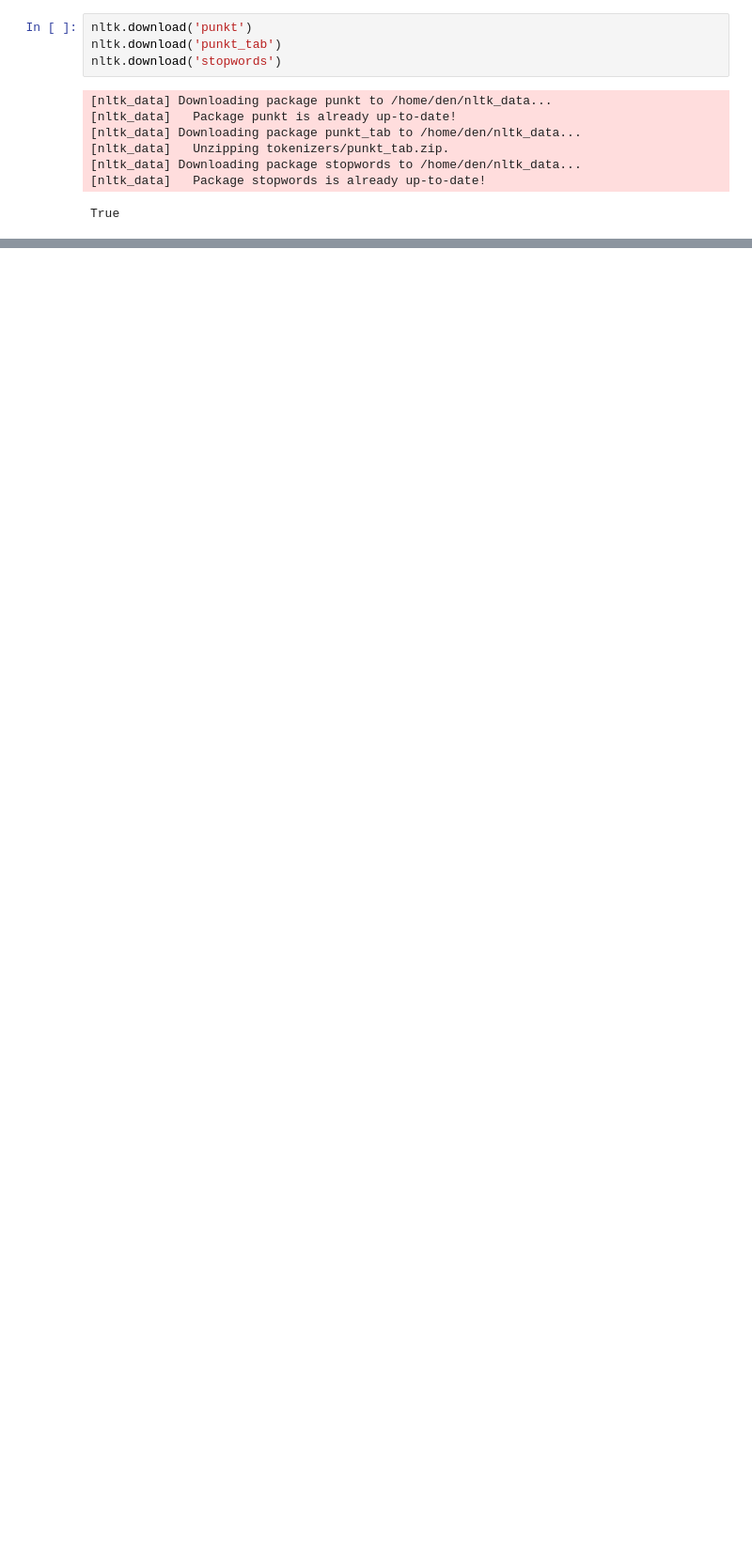
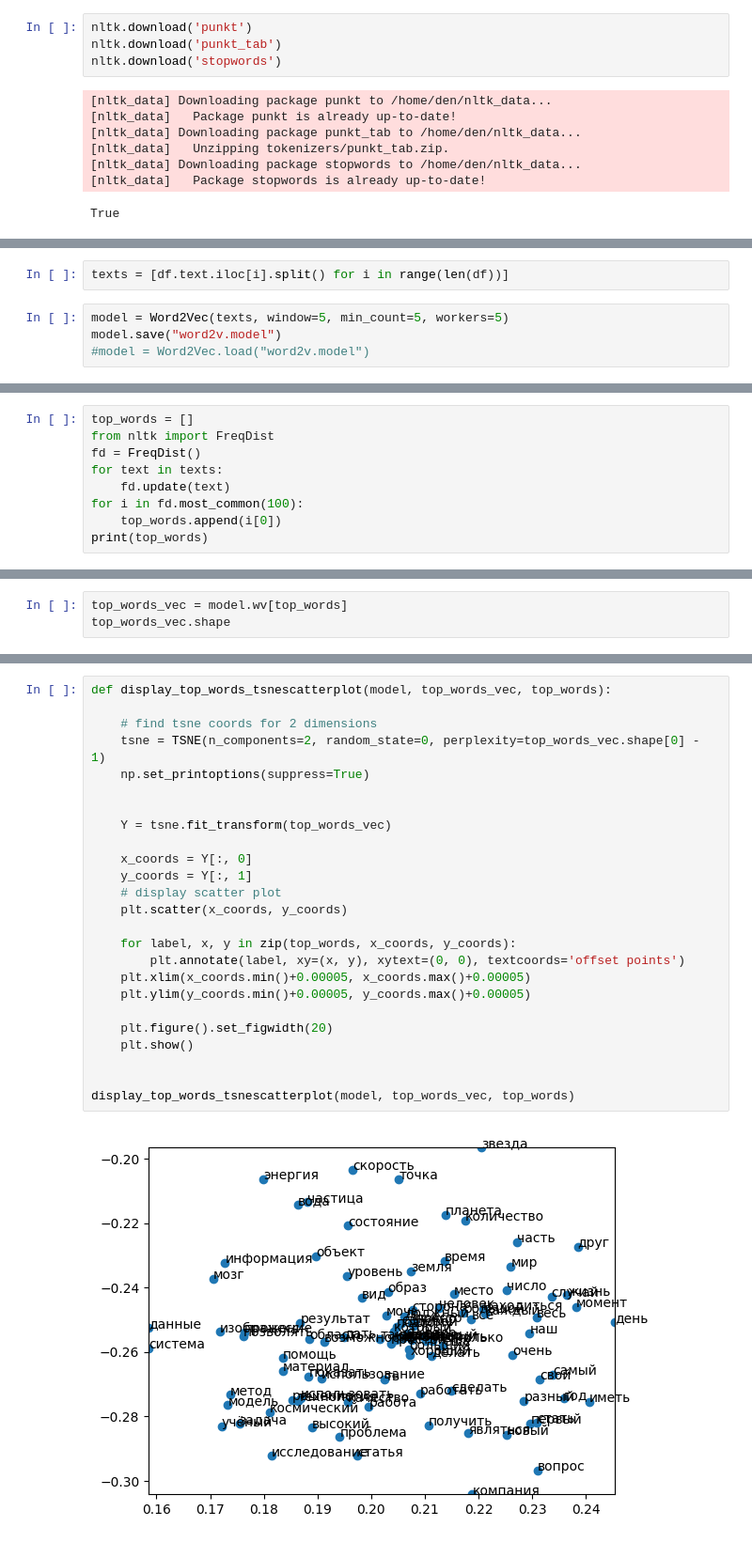
Before and after one commit to Ra9jkDM/datamining_habr_articles, a Jupyter notebook: Text_vectorization&clustering.ipynb, the cells around one changed output, grey strips where cells are left out. Shown: that part at 94% size. Saved outputs shown, nothing was run; the diff lists cells and outputs as text; blank space fills up the shorter version.

```diff
--- a/Text_vectorization&clustering.ipynb
+++ b/Text_vectorization&clustering.ipynb
@@ -248,0 +385,6 @@ ticks
+# %%
+texts = [df.text.iloc[i].split() for i in range(len(df))]
+# %%
+model = Word2Vec(texts, window=5, min_count=5, workers=5)
+model.save("word2v.model")
+#model = Word2Vec.load("word2v.model")
@@ -248,0 +468,9 @@ ticks
+# %%
+top_words = []
+from nltk import FreqDist
+fd = FreqDist()
+for text in texts:
+    fd.update(text)
+for i in fd.most_common(100):
+    top_words.append(i[0])
+print(top_words)
@@ -248,0 +479,3 @@ ticks
+# %%
+top_words_vec = model.wv[top_words]
+top_words_vec.shape
@@ -248,0 +484,27 @@ ticks
+# %%
+def display_top_words_tsnescatterplot(model, top_words_vec, top_words):
+
+    # find tsne coords for 2 dimensions
+    tsne = TSNE(n_components=2, random_state=0, perplexity=top_words_vec.shape[0] - 1)
+    np.set_printoptions(suppress=True)
+
+
+    Y = tsne.fit_transform(top_words_vec)
+
+    x_coords = Y[:, 0]
+    y_coords = Y[:, 1]
+    # display scatter plot
+    plt.scatter(x_coords, y_coords)
+
+    for label, x, y in zip(top_words, x_coords, y_coords):
+        plt.annotate(label, xy=(x, y), xytext=(0, 0), textcoords='offset points')
+    plt.xlim(x_coords.min()+0.00005, x_coords.max()+0.00005)
+    plt.ylim(y_coords.min()+0.00005, y_coords.max()+0.00005)
+
+    plt.figure().set_figwidth(20)
+    plt.show()
+
+
+display_top_words_tsnescatterplot(model, top_words_vec, top_words)
+# %% [output]
+[figure, added]
```
Also changed, not shown: parts of 68 cells of this notebook, 3 other files.
